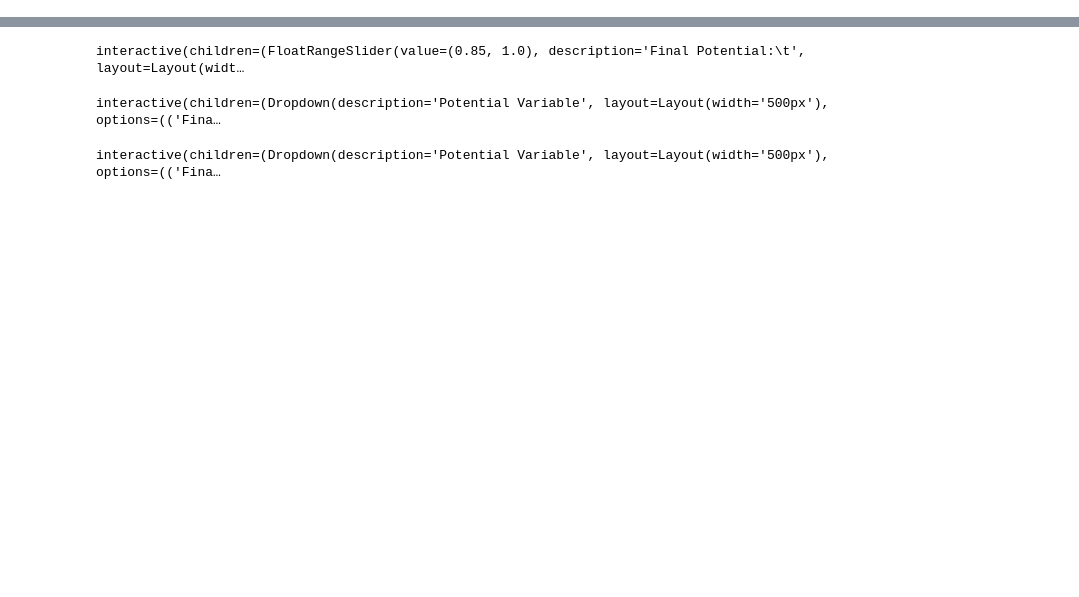
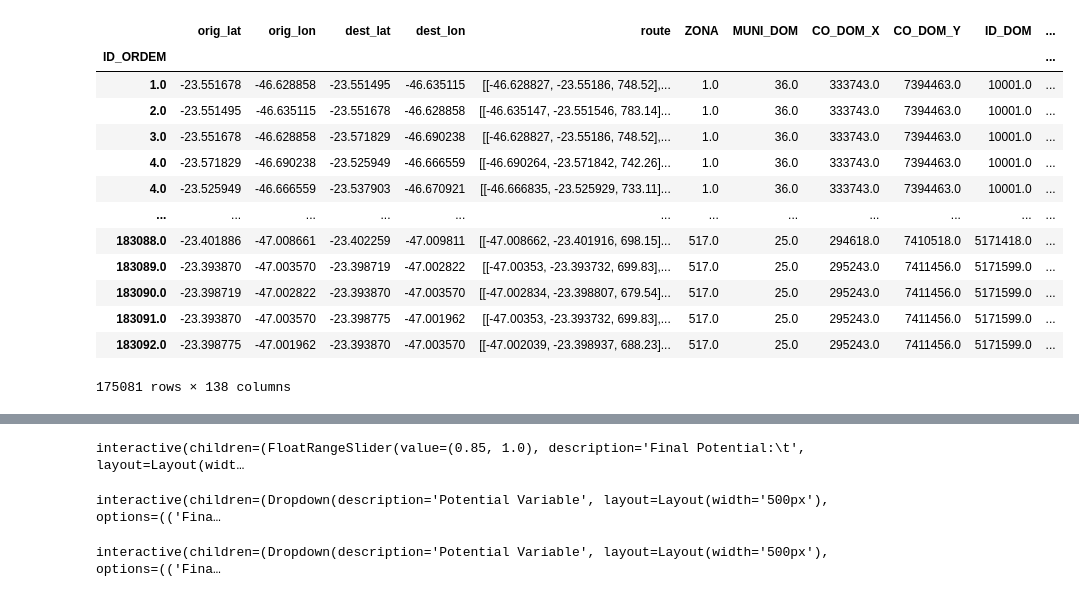
Before and after one commit to pepedrog/SP-Cycling-Potential, a Jupyter notebook: codigo/Cycling-Potential-Validation.ipynb, the cells around one changed output, grey strips where cells are left out. Cells and saved outputs as stored; diff of their text form; code cells hidden in the pictures; blank space fills up the shorter version.

```diff
--- a/codigo/Cycling-Potential-Validation.ipynb
+++ b/codigo/Cycling-Potential-Validation.ipynb
@@ -36,6 +37,23 @@ od_trips.set_index('ID_ORDEM', inplace=True, drop=False)
 od_trips.dropna(inplace = True)
 
 the_grid = gr.create(n=9, west_offset=-0.15, east_offset=0.23, north_offset=0.19, south_offset=-0.46)
+# %%
+display(od_trips)
+# %% [output]
+|  | orig_lat | orig_lon | dest_lat | dest_lon | route | ZONA | MUNI_DOM | CO_DOM_X | CO_DOM_Y | ID_DOM | ... |
+| ID_ORDEM |  |  |  |  |  |  |  |  |  |  | ... |
+| 1.0 | -23.551678 | -46.628858 | -23.551495 | -46.635115 | [[-46.628827, -23.55186, 748.52],... | 1.0 | 36.0 | 333743.0 | 7394463.0 | 10001.0 | ... |
+| 2.0 | -23.551495 | -46.635115 | -23.551678 | -46.628858 | [[-46.635147, -23.551546, 783.14]... | 1.0 | 36.0 | 333743.0 | 7394463.0 | 10001.0 | ... |
+| 3.0 | -23.551678 | -46.628858 | -23.571829 | -46.690238 | [[-46.628827, -23.55186, 748.52],... | 1.0 | 36.0 | 333743.0 | 7394463.0 | 10001.0 | ... |
+| 4.0 | -23.571829 | -46.690238 | -23.525949 | -46.666559 | [[-46.690264, -23.571842, 742.26]... | 1.0 | 36.0 | 333743.0 | 7394463.0 | 10001.0 | ... |
+| 4.0 | -23.525949 | -46.666559 | -23.537903 | -46.670921 | [[-46.666835, -23.525929, 733.11]... | 1.0 | 36.0 | 333743.0 | 7394463.0 | 10001.0 | ... |
+| ... | ... | ... | ... | ... | ... | ... | ... | ... | ... | ... | ... |
+| 183088.0 | -23.401886 | -47.008661 | -23.402259 | -47.009811 | [[-47.008662, -23.401916, 698.15]... | 517.0 | 25.0 | 294618.0 | 7410518.0 | 5171418.0 | ... |
+| 183089.0 | -23.393870 | -47.003570 | -23.398719 | -47.002822 | [[-47.00353, -23.393732, 699.83],... | 517.0 | 25.0 | 295243.0 | 7411456.0 | 5171599.0 | ... |
+| 183090.0 | -23.398719 | -47.002822 | -23.393870 | -47.003570 | [[-47.002834, -23.398807, 679.54]... | 517.0 | 25.0 | 295243.0 | 7411456.0 | 5171599.0 | ... |
+| 183091.0 | -23.393870 | -47.003570 | -23.398775 | -47.001962 | [[-47.00353, -23.393732, 699.83],... | 517.0 | 25.0 | 295243.0 | 7411456.0 | 5171599.0 | ... |
+| 183092.0 | -23.398775 | -47.001962 | -23.393870 | -47.003570 | [[-47.002039, -23.398937, 688.23]... | 517.0 | 25.0 | 295243.0 | 7411456.0 | 5171599.0 | ... |
+175081 rows × 138 columns
 # %%
 od_trips = gpd.GeoDataFrame(od_trips, crs={'init': 'epsg:4326'},
                  geometry=[LineString(eval(r)) for r in od_trips['route']])
```
Also changed, not shown: parts of 5 cells of this notebook, 43 other files.
